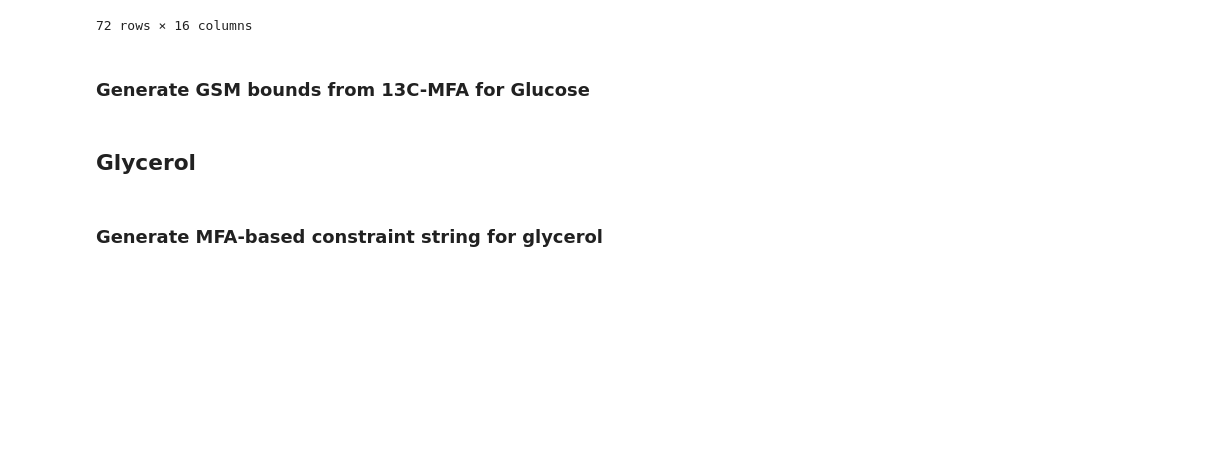
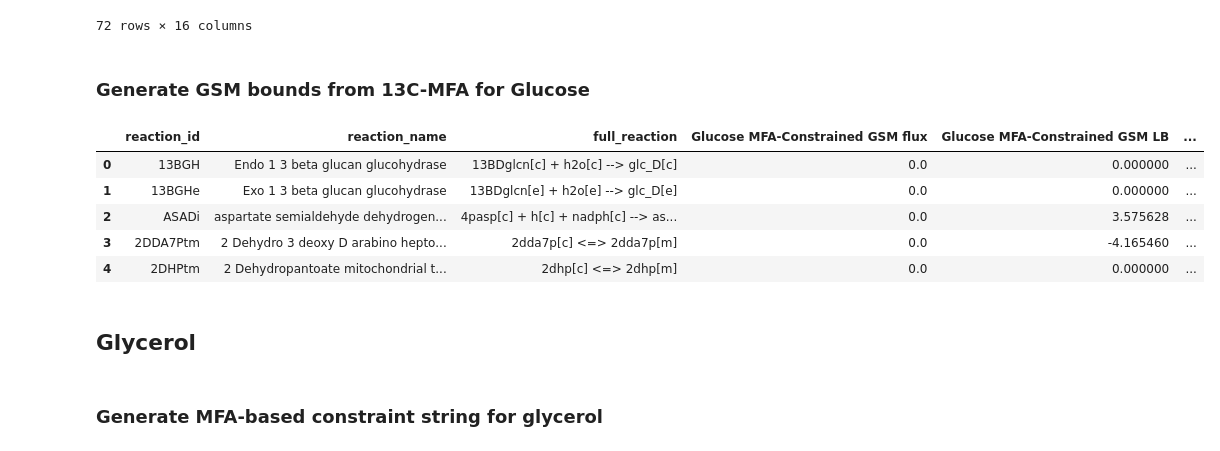
Before and after one commit to garrettroell/yarrrowia_eflux2, a Jupyter notebook: notebooks/C_GSM_bounds_from_MFA.ipynb, the cells around one changed output. Saved outputs shown, nothing was run; the diff lists cells and outputs as text; code cells hidden in the pictures; blank space fills up the shorter version.

Commit message:
found GSM bounds when constrained with 13C-MFA and plotted the different bounds for central reactions

```diff
--- a/notebooks/C_GSM_bounds_from_MFA.ipynb
+++ b/notebooks/C_GSM_bounds_from_MFA.ipynb
@@ -153,6 +154,24 @@ central_rxn_df
 72 rows × 16 columns
 # %% [markdown]
 ### Generate GSM bounds from 13C-MFA for Glucose
+# %%
+glucose_gsm_df_from_constraints = get_gsm_df_from_constraints(
+    model=model,
+    substrate='Glucose',
+    constraints=glucose_constraint_string,
+)
+
+# save the dataframe to a csv file
+glucose_gsm_df_from_constraints.to_csv('../results/glucose_gsm_fluxes.csv', index=False)
+
+glucose_gsm_df_from_constraints.head()
+# %% [output]
+|  | reaction_id | reaction_name | full_reaction | Glucose MFA-Constrained GSM flux | Glucose MFA-Constrained GSM LB | ... |
+| 0 | 13BGH | Endo 1 3 beta glucan glucohydrase | 13BDglcn[c] + h2o[c] --> glc_D[c] | 0.0 | 0.000000 | ... |
+| 1 | 13BGHe | Exo 1 3 beta glucan glucohydrase | 13BDglcn[e] + h2o[e] --> glc_D[e] | 0.0 | 0.000000 | ... |
+| 2 | ASADi | aspartate semialdehyde dehydrogen... | 4pasp[c] + h[c] + nadph[c] --> as... | 0.0 | 3.575628 | ... |
+| 3 | 2DDA7Ptm | 2 Dehydro 3 deoxy D arabino hepto... | 2dda7p[c] <=> 2dda7p[m] | 0.0 | -4.165460 | ... |
+| 4 | 2DHPtm | 2 Dehydropantoate mitochondrial t... | 2dhp[c] <=> 2dhp[m] | 0.0 | 0.000000 | ... |
 # %% [markdown]
 ## Glycerol
 # %% [markdown]
```
Also changed, not shown: parts of 11 cells of this notebook, 9 other files.
